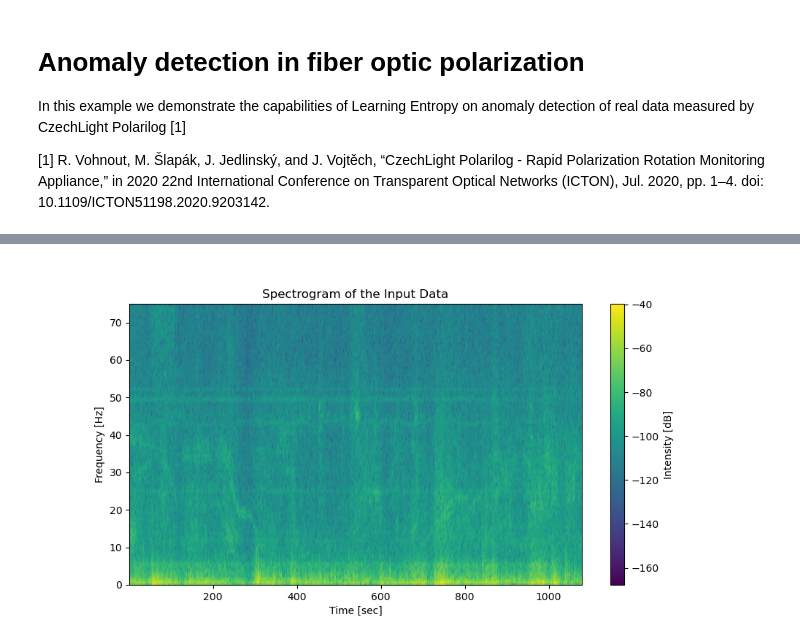
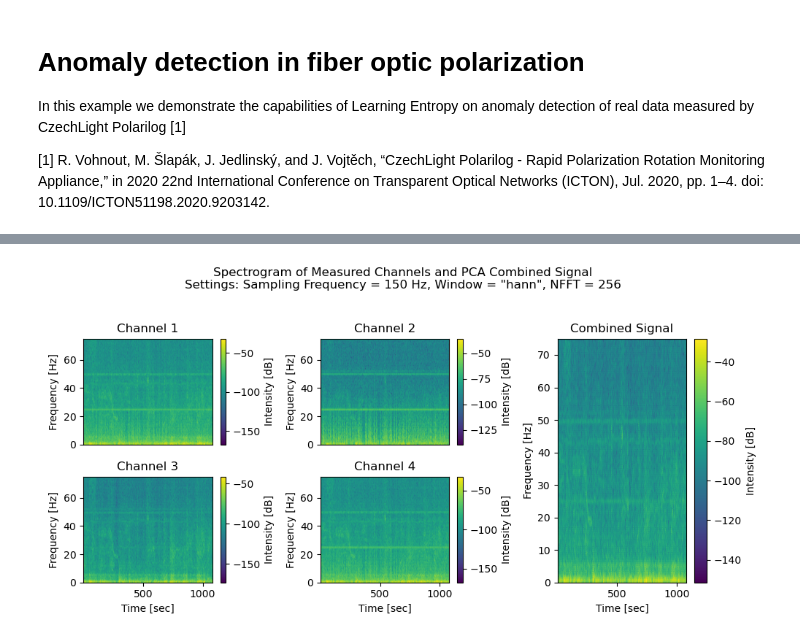
Before and after one commit to carnosi/AISLEX, a Jupyter notebook: examples/Example_4_Polarization_Anomaly_Detection.ipynb, the cells around one changed output, grey strips where cells are left out. Drawn from its saved outputs; the diff is of its cells as text; code cells hidden in the pictures.

Commit message:
example 4 devel update

```diff
--- a/examples/Example_4_Polarization_Anomaly_Detection.ipynb
+++ b/examples/Example_4_Polarization_Anomaly_Detection.ipynb
@@ -116,6 +32,71 @@ visualize_input_data_spectrogram(combined_signal)
-# %%
-# Visualize input data
-data_path = r"./example_4_data_ch3.pkl"
-visualize_input_data_spectrogram_and_train(data_path)
-# %% [output]
-[figure, removed]
+# %%
+# Load the data from the uploaded file
+file_path = r'./example_4_data.pkl'
+
+with open(file_path, 'rb') as file:
+    data = pickle.load(file)
+
+# Extract the data for each channel
+ch1 = data['ch1']
+ch2 = data['ch2']
+ch3 = data['ch3']
+ch4 = data['ch4']
+
+# Perform PCA on the combined data
+combined_data = np.vstack([ch1, ch2, ch3, ch4]).T
+pca = PCA(n_components=1)
+combined_signal = pca.fit_transform(combined_data).flatten()
+
+# Define the sampling frequency and spectogram settings
+fs = 150
+window = 'hann'
+nfft = 256
+
+# Function to plot the spectrogram
+def plot_spectrogram(data, fs, ax, title, window, nfft):
+    f, t, Sxx = spectrogram(data, fs, window=window, nfft=nfft)
+    cax = ax.pcolormesh(t, f, 10 * np.log10(Sxx), shading='gouraud')
+    ax.set_ylabel('Frequency [Hz]')
+    ax.set_xlabel('Time [sec]')
+    ax.set_title(title)
+    return cax
+
+fig = plt.figure(figsize=(10, 5))
+ax1 = plt.subplot2grid((2, 3), (0, 0))
+ax2 = plt.subplot2grid((2, 3), (0, 1))
+ax3 = plt.subplot2grid((2, 3), (1, 0))
+ax4 = plt.subplot2grid((2, 3), (1, 1))
+ax_combined = plt.subplot2grid((2, 3), (0, 2), rowspan=2)
+
+# Plotting with the required adjustments and adding color bars
+cax1 = plot_spectrogram(ch1, fs, ax1, 'Channel 1', window, nfft)
+ax1.xaxis.set_visible(False)
+cb1 = fig.colorbar(cax1, ax=ax1)
+cb1.set_label('Intensity [dB]')
+
+cax2 = plot_spectrogram(ch2, fs, ax2, 'Channel 2', window, nfft)
+ax2.xaxis.set_visible(False)
+cb2 = fig.colorbar(cax2, ax=ax2)
+cb2.set_label('Intensity [dB]')
+
+cax3 = plot_spectrogram(ch3, fs, ax3, 'Channel 3', window, nfft)
+cb3 = fig.colorbar(cax3, ax=ax3)
+cb3.set_label('Intensity [dB]')
+
+cax4 = plot_spectrogram(ch4, fs, ax4, 'Channel 4', window, nfft)
+cb4 = fig.colorbar(cax4, ax=ax4)
+cb4.set_label('Intensity [dB]')
+
+cax_combined = plot_spectrogram(combined_signal, fs, ax_combined, 'Combined Signal', window, nfft)
+cb_combined = fig.colorbar(cax_combined, ax=ax_combined)
+cb_combined.set_label('Intensity [dB]')
+
+# Add figure title and settings
+title = (f'Spectrogram of Measured Channels and PCA Combined Signal\n'
+         f'Settings: Sampling Frequency = {fs} Hz, Window = "{window}", NFFT = {nfft}')
+fig.suptitle(title, fontsize=12)
+
+plt.tight_layout(rect=[0, 0, 1, 0.95])  # Adjust layout to make room for title
+plt.show()
+# %% [output]
+[figure, added]
```
Also changed, not shown: parts of 17 cells of this notebook.
